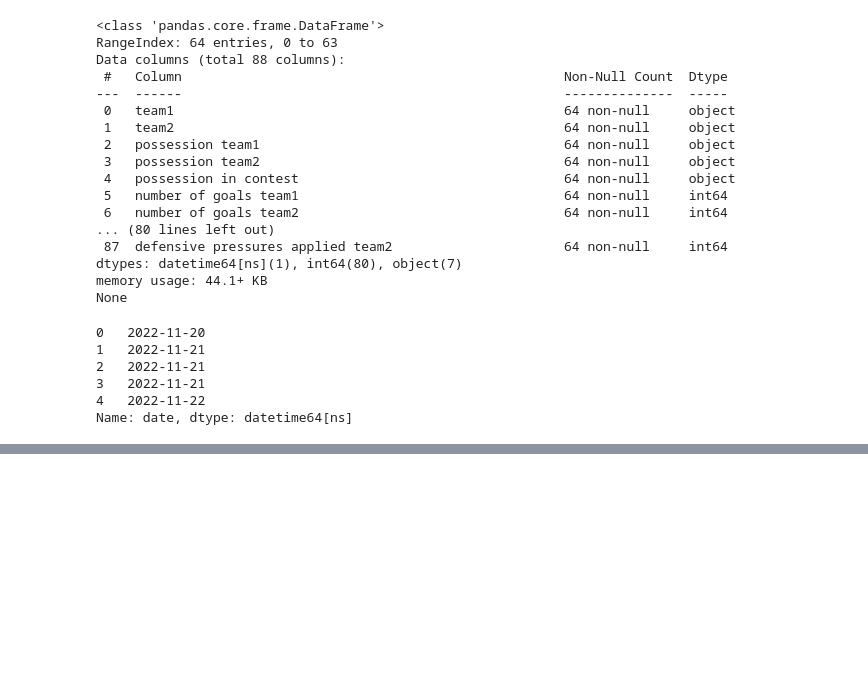
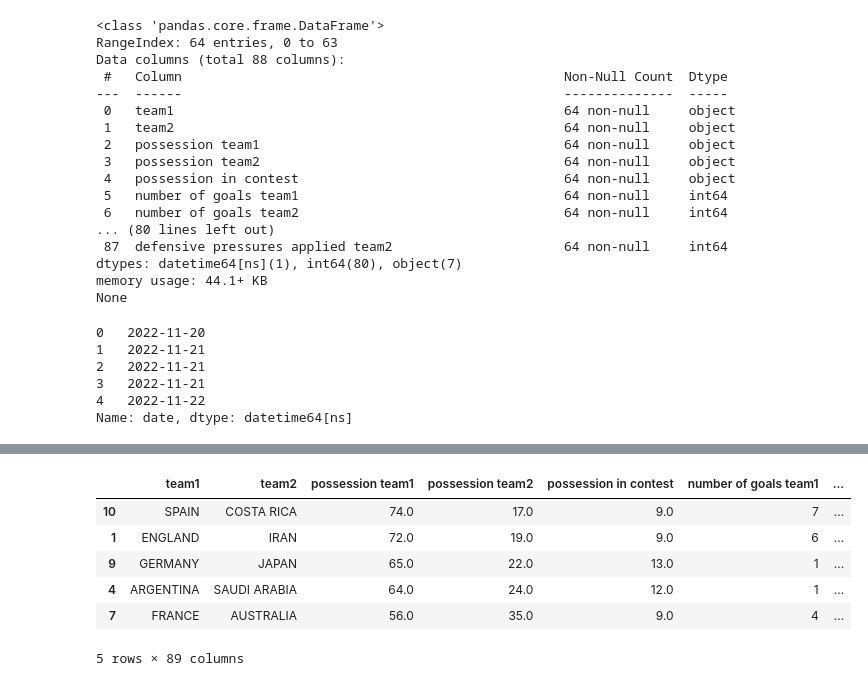
Before and after one commit to luang1t/learn_data, a Jupyter notebook: pandas_first_steps.ipynb, the cells around one changed output, grey strips where cells are left out. Saved outputs shown, nothing was run; the diff lists cells and outputs as text; code cells hidden in the pictures; blank space fills up the shorter version.

```diff
--- a/pandas_first_steps.ipynb
+++ b/pandas_first_steps.ipynb
@@ -183,0 +209,15 @@ print(df[value_for_change])
+# %%
+# 6. Quem segurou mais a bola
+
+# 6.1 ascending=False é do maior para o menor
+
+maiores_posses = df.sort_values(by='possession team1', ascending=False)
+maiores_posses.head()
+# %% [output]
+|  | team1 | team2 | possession team1 | possession team2 | possession in contest | number of goals team1 | ... |
+| 10 | SPAIN | COSTA RICA | 74.0 | 17.0 | 9.0 | 7 | ... |
+| 1 | ENGLAND | IRAN | 72.0 | 19.0 | 9.0 | 6 | ... |
+| 9 | GERMANY | JAPAN | 65.0 | 22.0 | 13.0 | 1 | ... |
+| 4 | ARGENTINA | SAUDI ARABIA | 64.0 | 24.0 | 12.0 | 1 | ... |
+| 7 | FRANCE | AUSTRALIA | 56.0 | 35.0 | 9.0 | 4 | ... |
+5 rows × 89 columns
```
Also changed, not shown: parts of 9 cells of this notebook.
